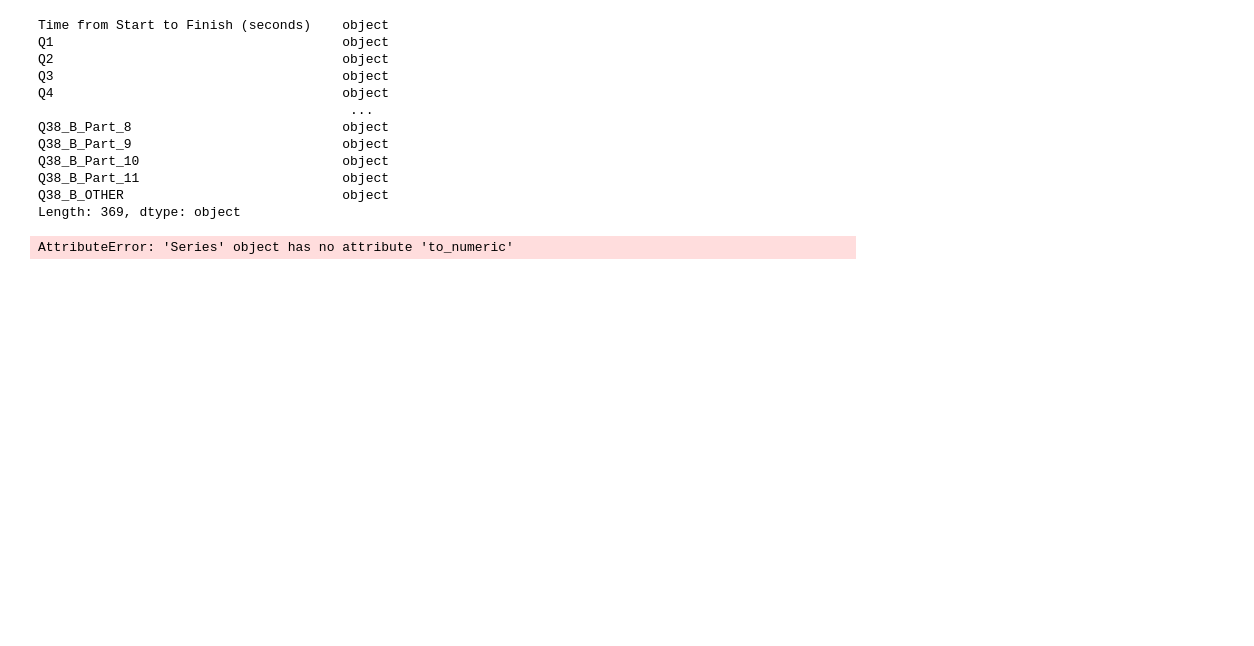
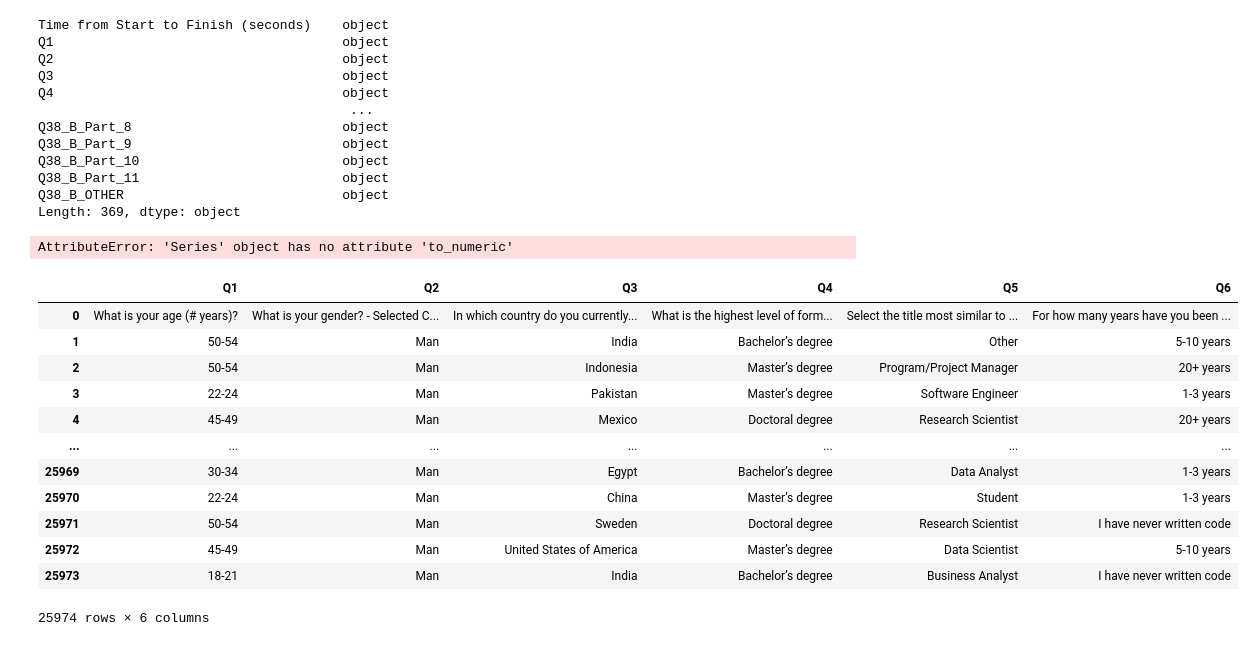
Before and after one commit to nhipqnguyen/Kaggle-Survey-2021-Responses, a Jupyter notebook: kaggle_survey_2021.ipynb, the cells around one changed output. Drawn from its saved outputs; the diff is of its cells as text; code cells hidden in the pictures; blank space fills up the shorter version.

```diff
--- a/kaggle_survey_2021.ipynb
+++ b/kaggle_survey_2021.ipynb
@@ -155,3 +155,21 @@ Length: 369, dtype: object
 df['Time from Start to Finish (seconds)'].to_numeric()
 # %% [output]
 AttributeError: 'Series' object has no attribute 'to_numeric'
+# %%
+q1_to_6_df = df[df.columns[1:7]]
+# %%
+q1_to_6_df
+# %% [output]
+|  | Q1 | Q2 | Q3 | Q4 | Q5 | Q6 |
+| 0 | What is your age (# years)? | What is your gender? - Selected C... | In which country do you currently... | What is the highest level of form... | Select the title most similar to ... | For how many years have you been ... |
+| 1 | 50-54 | Man | India | Bachelor’s degree | Other | 5-10 years |
+| 2 | 50-54 | Man | Indonesia | Master’s degree | Program/Project Manager | 20+ years |
+| 3 | 22-24 | Man | Pakistan | Master’s degree | Software Engineer | 1-3 years |
+| 4 | 45-49 | Man | Mexico | Doctoral degree | Research Scientist | 20+ years |
+| ... | ... | ... | ... | ... | ... | ... |
+| 25969 | 30-34 | Man | Egypt | Bachelor’s degree | Data Analyst | 1-3 years |
+| 25970 | 22-24 | Man | China | Master’s degree | Student | 1-3 years |
+| 25971 | 50-54 | Man | Sweden | Doctoral degree | Research Scientist | I have never written code |
+| 25972 | 45-49 | Man | United States of America | Master’s degree | Data Scientist | 5-10 years |
+| 25973 | 18-21 | Man | India | Bachelor’s degree | Business Analyst | I have never written code |
+25974 rows × 6 columns
```
Also changed, not shown: parts of 1 cell of this notebook, 1 other file.
